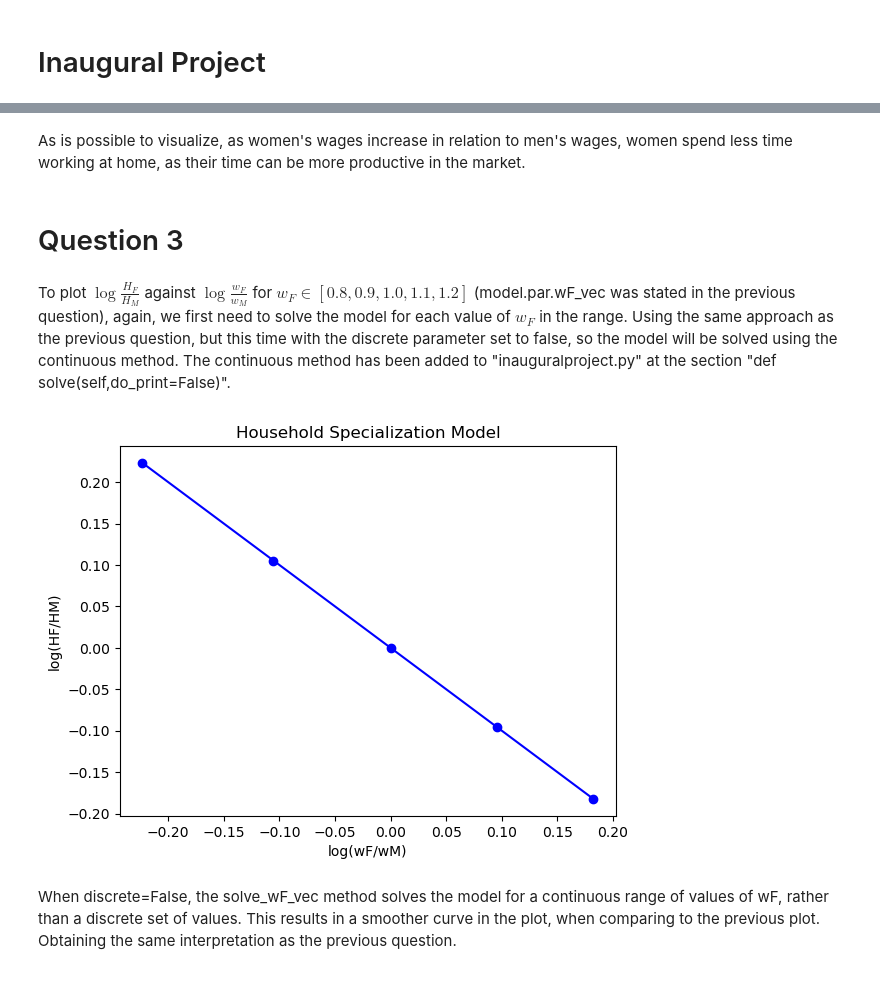
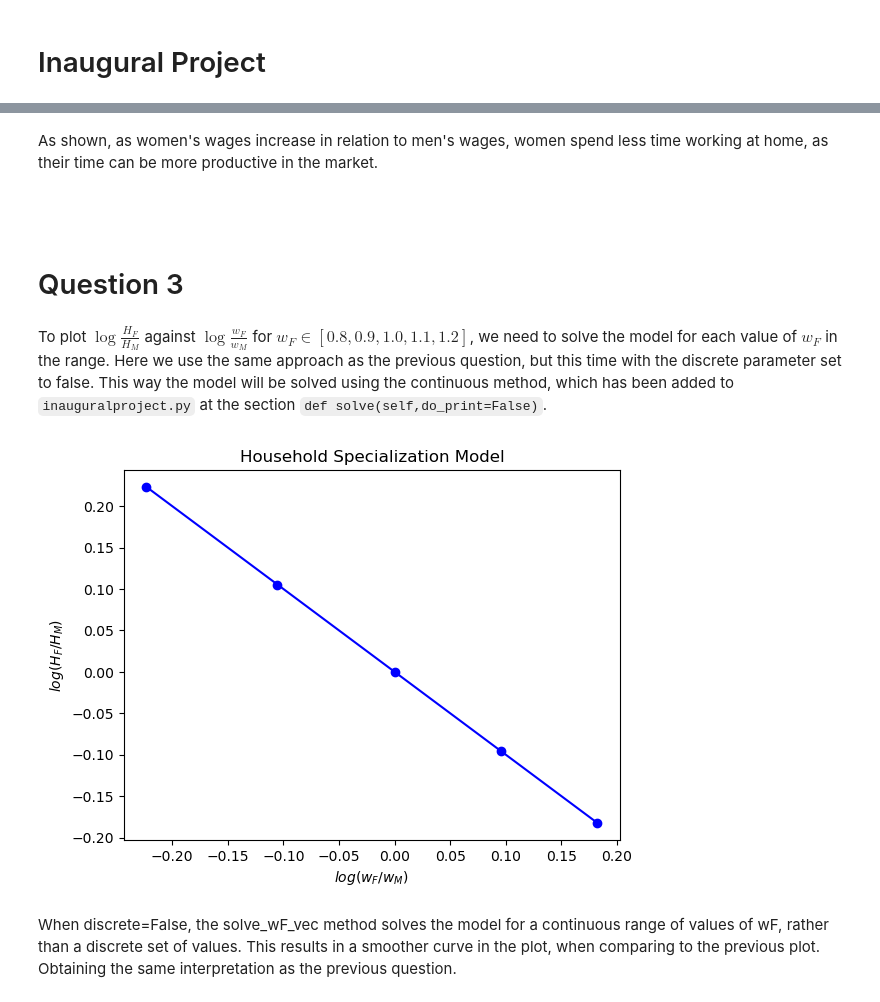
Before and after one commit to NumEconCopenhagen/projects-2023-it-hurts-when-ip, a Jupyter notebook: inauguralproject/inauguralproject.ipynb, the cells around one changed output, grey strips where cells are left out. Drawn from its saved outputs; the diff is of its cells as text; code cells hidden in the pictures.

```diff
--- a/inauguralproject/inauguralproject.ipynb
+++ b/inauguralproject/inauguralproject.ipynb
@@ -99,29 +92,28 @@ plt.show()
 # %% [markdown]
-As is possible to visualize, as women's wages increase in relation to men's wages, women spend less time working at home, as their time can be more productive in the market.
+As shown, as women's wages increase in relation to men's wages, women spend less time working at home, as their time can be more productive in the market.
 # %% [markdown]
+<br><br>
+
 # Question 3
 # %% [markdown]
- To plot $\log\frac{H_{F}}{H_{M}}$ against $\log\frac{w_{F}}{w_{M}}$ for $w_{F}\in[0.8,0.9,1.0,1.1,1.2]$ (model.par.wF_vec was stated in the previous question), again, we first need to solve the model for each value of $w_F$ in the range. Using the same approach as the previous question, but this time with the discrete parameter set to false, so the model will be solved using the continuous method. The continuous method has been added to "inauguralproject.py" at the section "def solve(self,do_print=False)".
+To plot $\log\frac{H_{F}}{H_{M}}$ against $\log\frac{w_{F}}{w_{M}}$ for $w_{F}\in[0.8,0.9,1.0,1.1,1.2]$, we need to solve the model for each value of $w_F$ in the range. Here we use the same approach as the previous question, but this time with the discrete parameter set to false. This way the model will be solved using the continuous method, which has been added to `inauguralproject.py` at the section `def solve(self,do_print=False)`.
 # %%
-
 # initialize model
 model = HouseholdSpecializationModelClass()
 
 # solve model for each value of wF
 model.solve_wF_vec(discrete=False)
 
 # calculate log(HF/HM) and log(wF/wM)
 log_HFHM = np.log(model.sol.HF_vec/model.sol.HM_vec)
 log_wFwM = np.log(model.par.wF_vec/model.par.wM)
 
 # create plot
-plt.plot(log_wFwM, log_HFHM, 'bo-')
-plt.xlabel('log(wF/wM)')
-plt.ylabel('log(HF/HM)')
-plt.title('Household Specialization Model')
-plt.show()
+_, ax = plt.subplots()
+ax.plot(log_wFwM, log_HFHM, 'bo-')
+_ = ax.set(xlabel='$log(w_F/w_M)$', ylabel='$log(H_F/H_M)$', title='Household Specialization Model')
 # %% [output]
-[figure, old version]
+[figure, new version]
 # %% [markdown]
 When discrete=False, the solve_wF_vec method solves the model for a continuous range of values of wF, rather than a discrete set of values. This results in a smoother curve in the plot, when comparing to the previous plot. Obtaining the same interpretation as the previous question.
 # %% [markdown]
```
Also changed, not shown: parts of 25 cells of this notebook, 1 other file.
